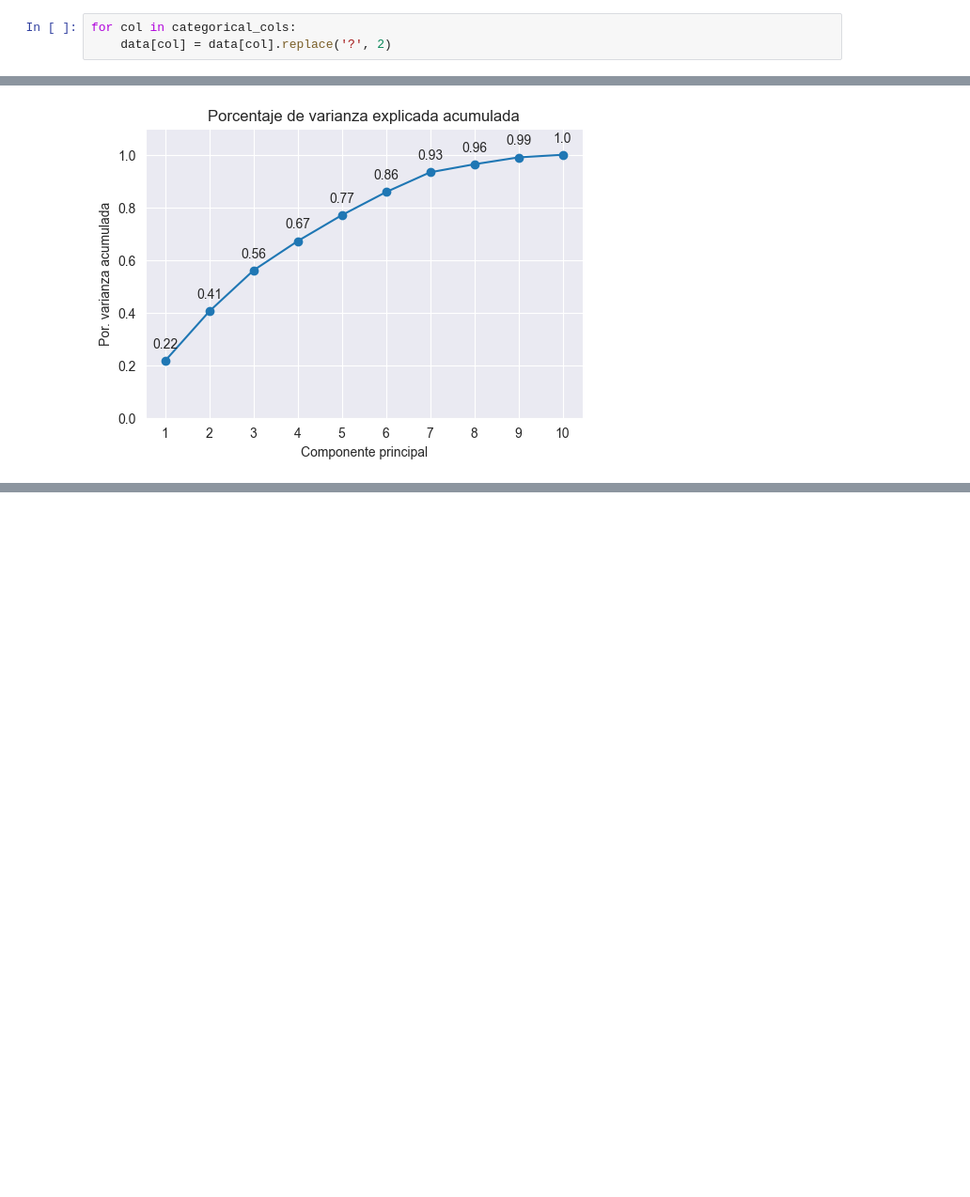
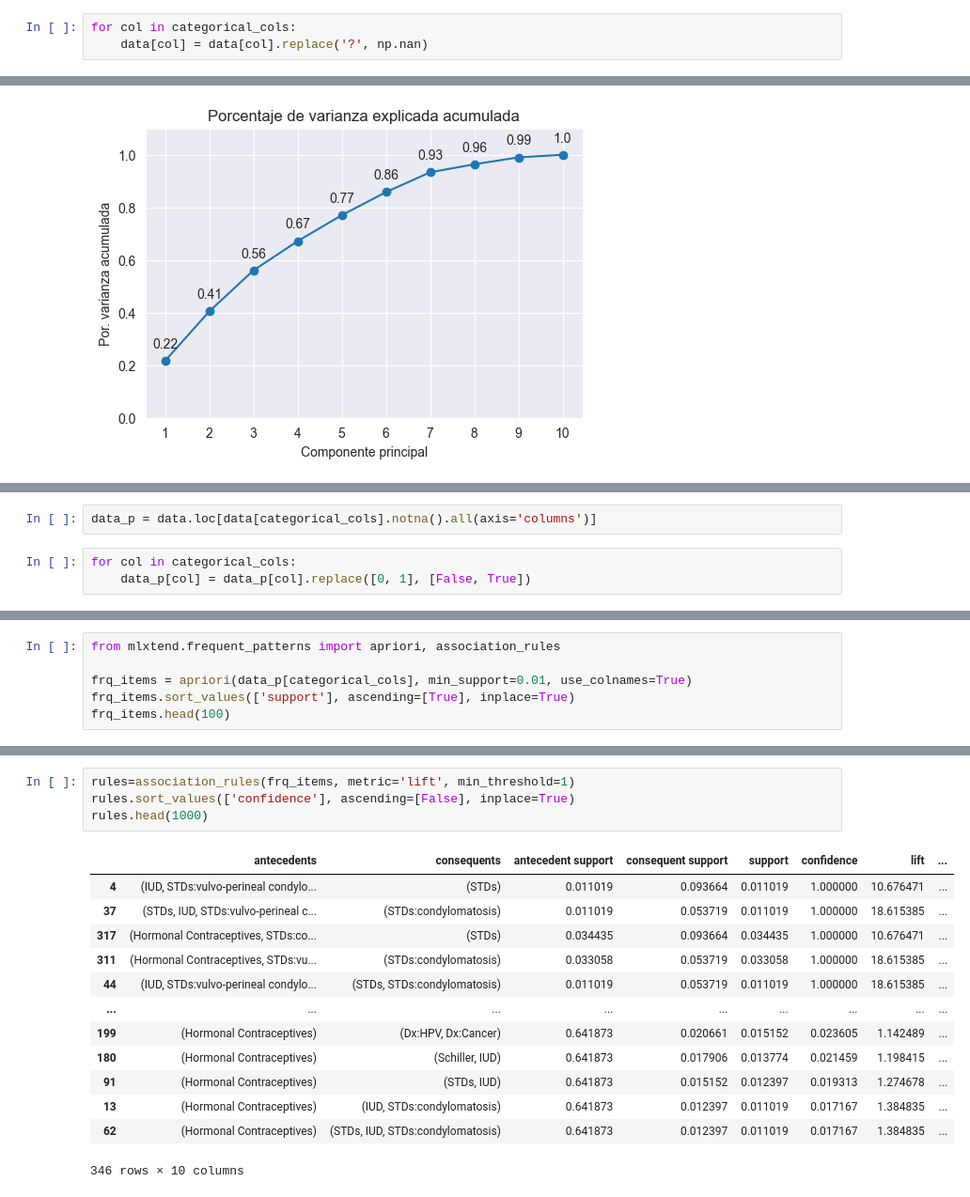
Before and after one commit to jichicoj/Labs_DS, a Jupyter notebook: lab 1/lab_1.ipynb, the cells around one changed output, grey strips where cells are left out. Shown at 94% size. Drawn from its saved outputs; the diff is of its cells as text; blank space fills up the shorter version.

Commit message:
PCA, apriori

```diff
--- a/lab 1/lab_1.ipynb
+++ b/lab 1/lab_1.ipynb
@@ -90,7 +97,7 @@ for col in categorical_cols:
 Dado que las variables categóricas son booleanas, se considera la creación de una tercera clase la cual representa que la pregunta no fue respondida. Esto para verificar si la falta de respuesta también influye.
 # %%
 for col in categorical_cols:
-    data[col] = data[col].replace('?', 2)
+    data[col] = data[col].replace('?', np.nan)
 # %%
 data = data.apply(pd.to_numeric, errors='coerce')
 # %%
@@ -274,0 +286,5 @@ ax.set_ylabel('Por. varianza acumulada');
+# %%
+data_p = data.loc[data[categorical_cols].notna().all(axis='columns')]
+# %%
+for col in categorical_cols:
+    data_p[col] = data_p[col].replace([0, 1], [False, True])
@@ -274,0 +297,6 @@ ax.set_ylabel('Por. varianza acumulada');
+# %%
+from mlxtend.frequent_patterns import apriori, association_rules
+
+frq_items = apriori(data_p[categorical_cols], min_support=0.01, use_colnames=True)
+frq_items.sort_values(['support'], ascending=[True], inplace=True)
+frq_items.head(100)
@@ -274,0 +317,18 @@ ax.set_ylabel('Por. varianza acumulada');
+# %%
+rules=association_rules(frq_items, metric='lift', min_threshold=1)
+rules.sort_values(['confidence'], ascending=[False], inplace=True)
+rules.head(1000)
+# %% [output]
+|  | antecedents | consequents | antecedent support | consequent support | support | confidence | lift | ... |
+| 4 | (IUD, STDs:vulvo-perineal condylo... | (STDs) | 0.011019 | 0.093664 | 0.011019 | 1.000000 | 10.676471 | ... |
+| 37 | (STDs, IUD, STDs:vulvo-perineal c... | (STDs:condylomatosis) | 0.011019 | 0.053719 | 0.011019 | 1.000000 | 18.615385 | ... |
+| 317 | (Hormonal Contraceptives, STDs:co... | (STDs) | 0.034435 | 0.093664 | 0.034435 | 1.000000 | 10.676471 | ... |
+| 311 | (Hormonal Contraceptives, STDs:vu... | (STDs:condylomatosis) | 0.033058 | 0.053719 | 0.033058 | 1.000000 | 18.615385 | ... |
+| 44 | (IUD, STDs:vulvo-perineal condylo... | (STDs, STDs:condylomatosis) | 0.011019 | 0.053719 | 0.011019 | 1.000000 | 18.615385 | ... |
+| ... | ... | ... | ... | ... | ... | ... | ... | ... |
+| 199 | (Hormonal Contraceptives) | (Dx:HPV, Dx:Cancer) | 0.641873 | 0.020661 | 0.015152 | 0.023605 | 1.142489 | ... |
+| 180 | (Hormonal Contraceptives) | (Schiller, IUD) | 0.641873 | 0.017906 | 0.013774 | 0.021459 | 1.198415 | ... |
+| 91 | (Hormonal Contraceptives) | (STDs, IUD) | 0.641873 | 0.015152 | 0.012397 | 0.019313 | 1.274678 | ... |
+| 13 | (Hormonal Contraceptives) | (IUD, STDs:condylomatosis) | 0.641873 | 0.012397 | 0.011019 | 0.017167 | 1.384835 | ... |
+| 62 | (Hormonal Contraceptives) | (STDs, IUD, STDs:condylomatosis) | 0.641873 | 0.012397 | 0.011019 | 0.017167 | 1.384835 | ... |
+346 rows × 10 columns
```
Also changed, not shown: parts of 6 cells of this notebook.
